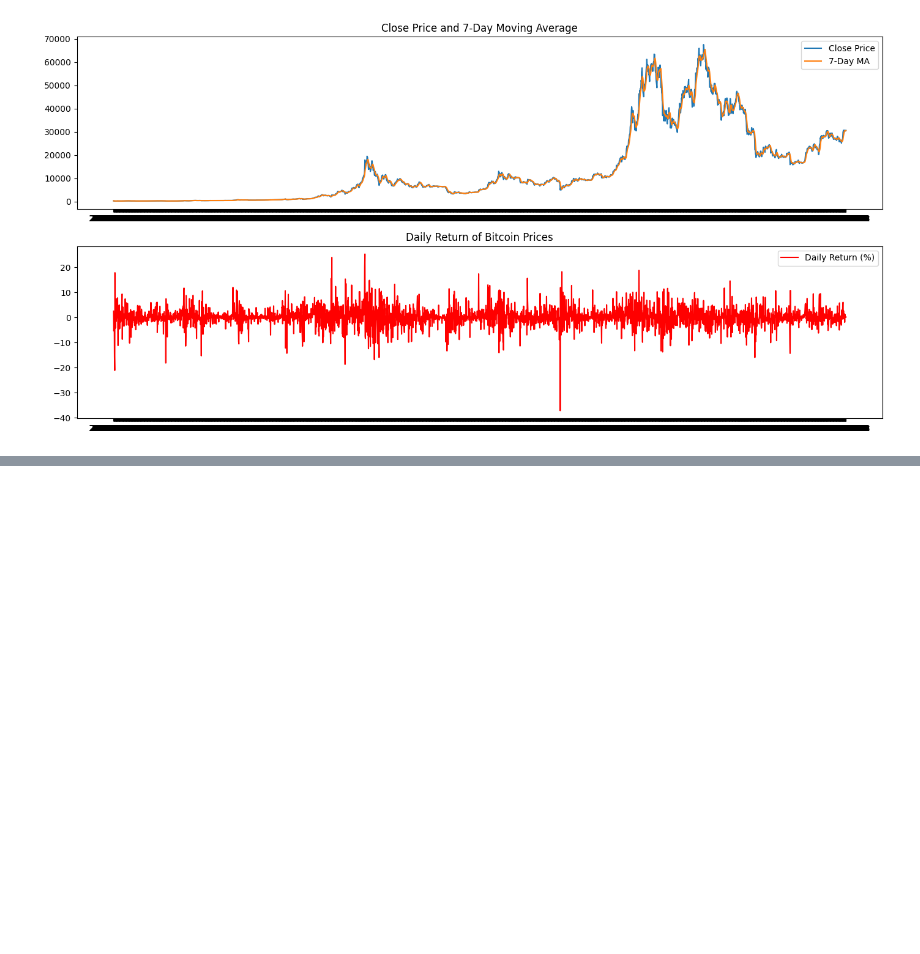
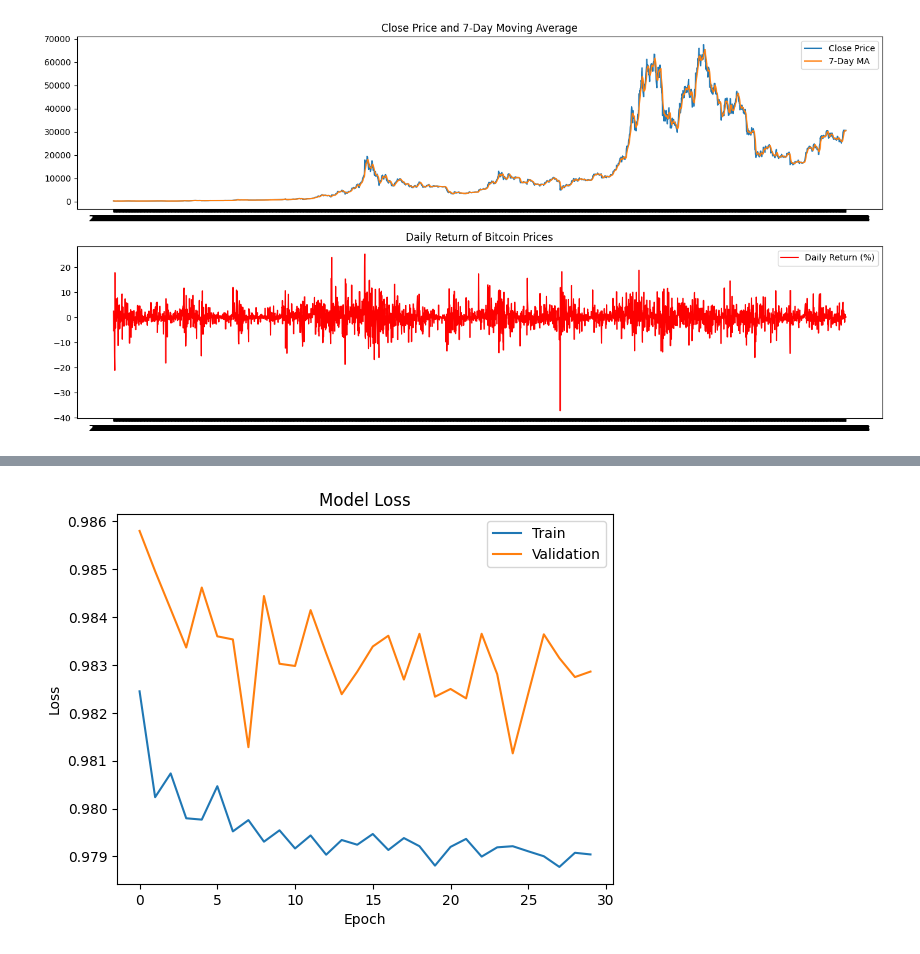
Before and after one commit to Goodevil01/Data-Prep-Ca1-, a Jupyter notebook: Strategic_Thinking_Ca2_.ipynb, the cells around one changed output, grey strips where cells are left out. Saved outputs shown, nothing was run; the diff lists cells and outputs as text; code cells hidden in the pictures; blank space fills up the shorter version.

```diff
--- a/Strategic_Thinking_Ca2_.ipynb
+++ b/Strategic_Thinking_Ca2_.ipynb
@@ -962,0 +1129,18 @@ plt.show()
+# %%
+
+# Example: Original unprocessed feature and target arrays
+data_features = np.random.randn(2482)  # Replace with your actual feature data
+data_target = np.random.randn(2482)    # Replace with your actual target data
+
+# Define the sequence length
+sequence_length = 10
+
+# Generate input sequences (sliding window)
+X_train = np.array([data_features[i:(i + sequence_length)] for i in range(len(data_features) - sequence_length)])
+y_train = np.array([data_target[i + sequence_length] for i in range(len(data_target) - sequence_length)])
+
+# Reshape X_train for LSTM input
+X_train = X_train.reshape((X_train.shape[0], X_train.shape[1], 1))  # Reshape for LSTM [samples, time steps, features]
+
+print(f"X_train shape: {X_train.shape}")  # Should match the LSTM's expected input shape
+print(f"y_train shape: {y_train.shape}")  # Should have the same number of samples as X_train
@@ -962,0 +1150,14 @@ plt.show()
+# %%
+
+# Define the LSTM model
+model = Sequential([
+    LSTM(50, return_sequences=True, input_shape=(10, 1)),  # 10 time steps, 1 feature per step
+    LSTM(50),  # Additional LSTM layer to increase model complexity
+    Dense(1)   # Output layer: predicts a single value
+])
+
+# Compile the model
+model.compile(optimizer='adam', loss='mean_squared_error')
+
+# Train the model
+history = model.fit(X_train, y_train, epochs=30, batch_size=32, validation_split=0.2)
@@ -962,0 +1182,11 @@ plt.show()
+# %%
+# Plot training & validation loss values
+plt.plot(history.history['loss'], label='Train')
+plt.plot(history.history['val_loss'], label='Validation')
+plt.title('Model Loss')
+plt.ylabel('Loss')
+plt.xlabel('Epoch')
+plt.legend(loc='upper right')
+plt.show()
+# %% [output]
+[figure, added]
```
Also changed, not shown: parts of 34 cells of this notebook.
